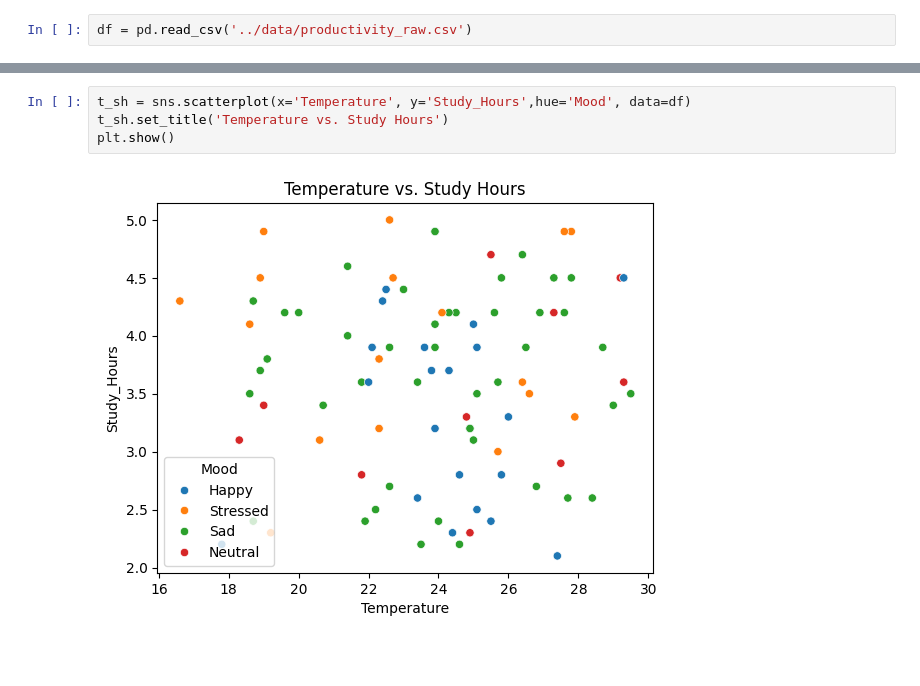
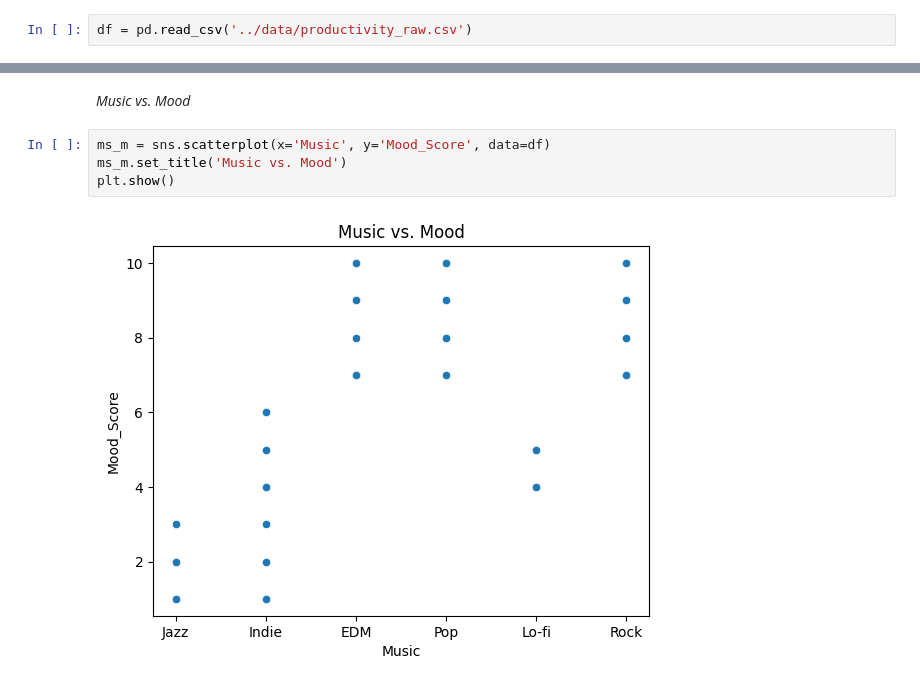
Before and after one commit to devin-ph/productivity-ananlysis-eda, a Jupyter notebook: notebooks/3.bivariate_analysis.ipynb, the cells around one changed output, grey strips where cells are left out. Saved outputs shown, nothing was run; the diff lists cells and outputs as text; blank space fills up the shorter version.

```diff
--- a/notebooks/3.bivariate_analysis.ipynb
+++ b/notebooks/3.bivariate_analysis.ipynb
@@ -19,6 +17,8 @@ plt.show()
-# %%
-t_sh = sns.scatterplot(x='Temperature', y='Study_Hours',hue='Mood', data=df)
-t_sh.set_title('Temperature vs. Study Hours')
-plt.show()
-# %% [output]
-[figure, removed]
+# %% [markdown]
+*Music vs. Mood*
+# %%
+ms_m = sns.scatterplot(x='Music', y='Mood_Score', data=df)
+ms_m.set_title('Music vs. Mood')
+plt.show()
+# %% [output]
+[figure, added]
```
Also changed, not shown: parts of 11 cells of this notebook.
